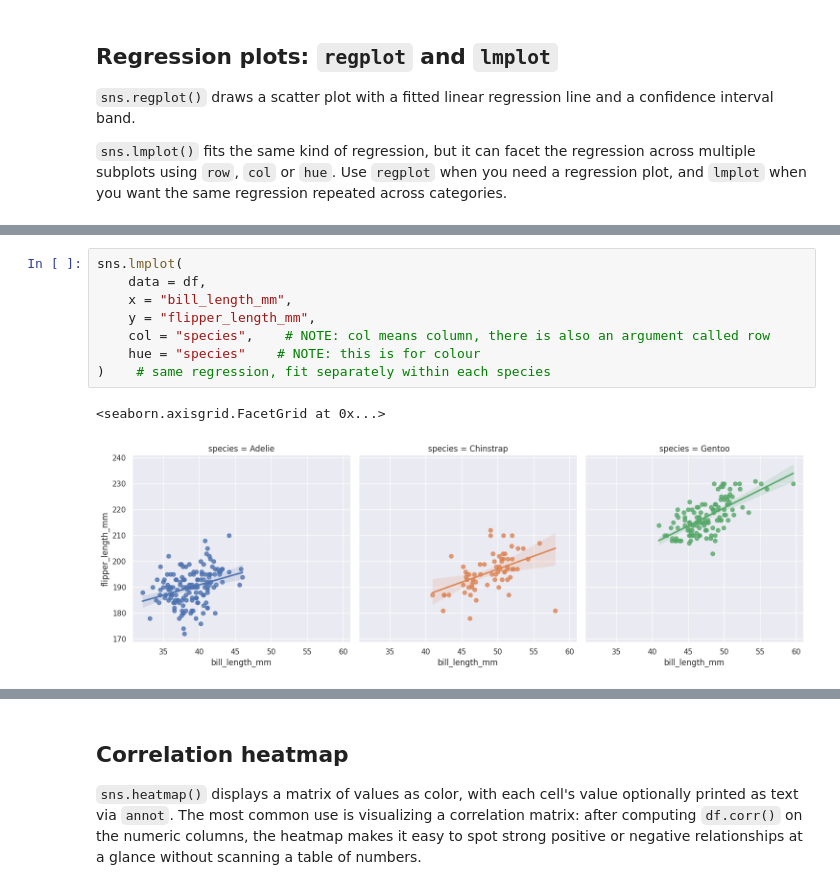
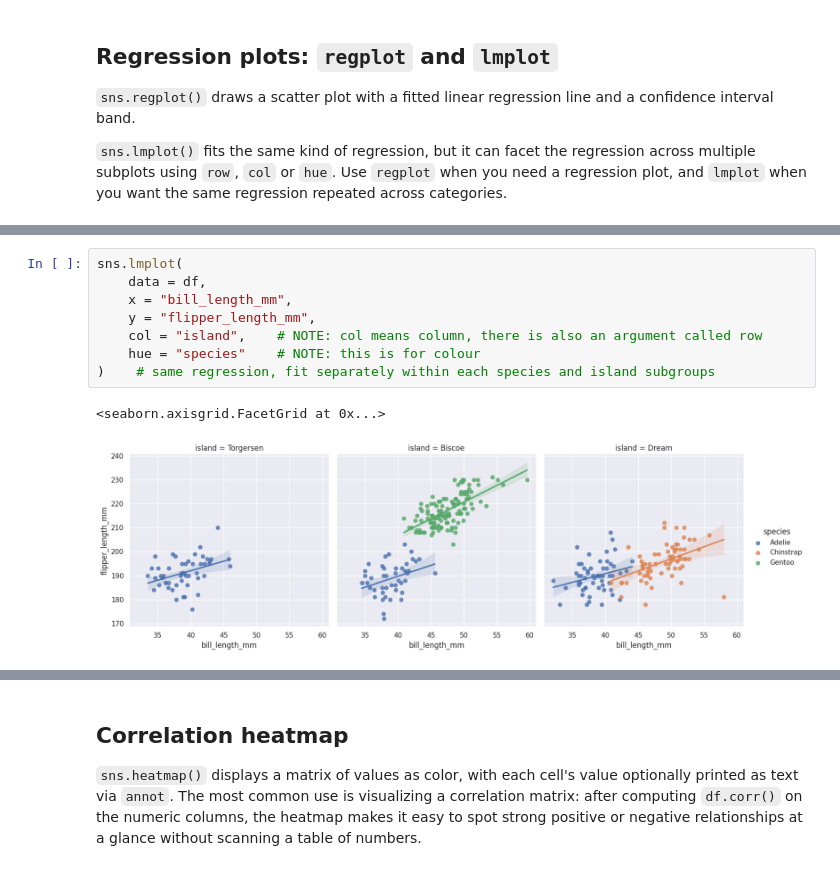
Before and after one commit to ami-null/python-course, a Jupyter notebook: 14_plotting-with-seaborn.ipynb, the cells around one changed output, grey strips where cells are left out. Cells and saved outputs as stored; diff of their text form.

```diff
--- a/14_plotting-with-seaborn.ipynb
+++ b/14_plotting-with-seaborn.ipynb
@@ -301,11 +341,11 @@ Text(0.5, 1.0, 'Flipper length vs bill length, with a fitted regression line')
 # %%
 sns.lmplot(
     data = df,
     x = "bill_length_mm",
     y = "flipper_length_mm",
-    col = "species",    # NOTE: col means column, there is also an argument called row
+    col = "island",    # NOTE: col means column, there is also an argument called row
     hue = "species"    # NOTE: this is for colour
-)    # same regression, fit separately within each species
+)    # same regression, fit separately within each species and island subgroups
 # %% [output]
 <seaborn.axisgrid.FacetGrid at 0x...>
-[figure, old version]
+[figure, new version]
```
Also changed, not shown: parts of 19 cells of this notebook.
